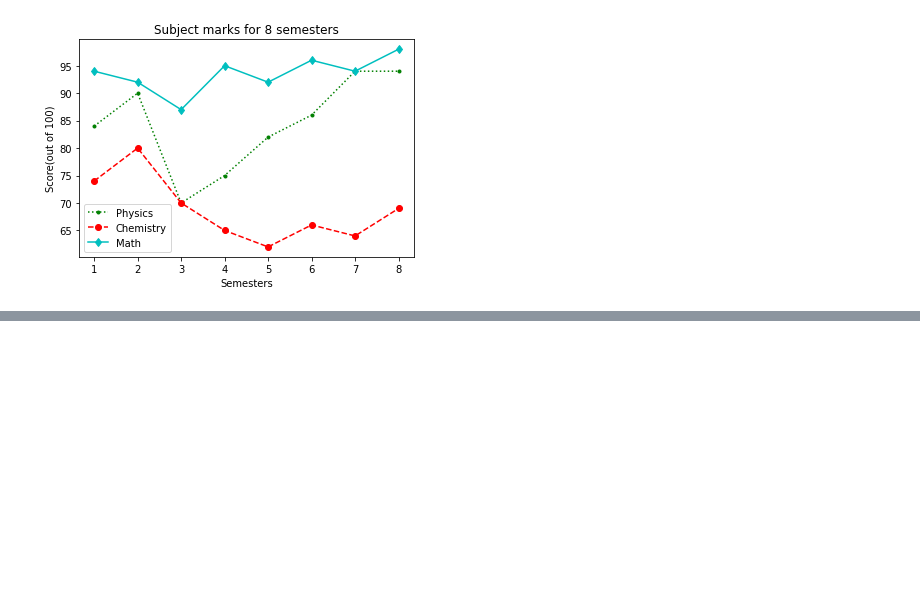
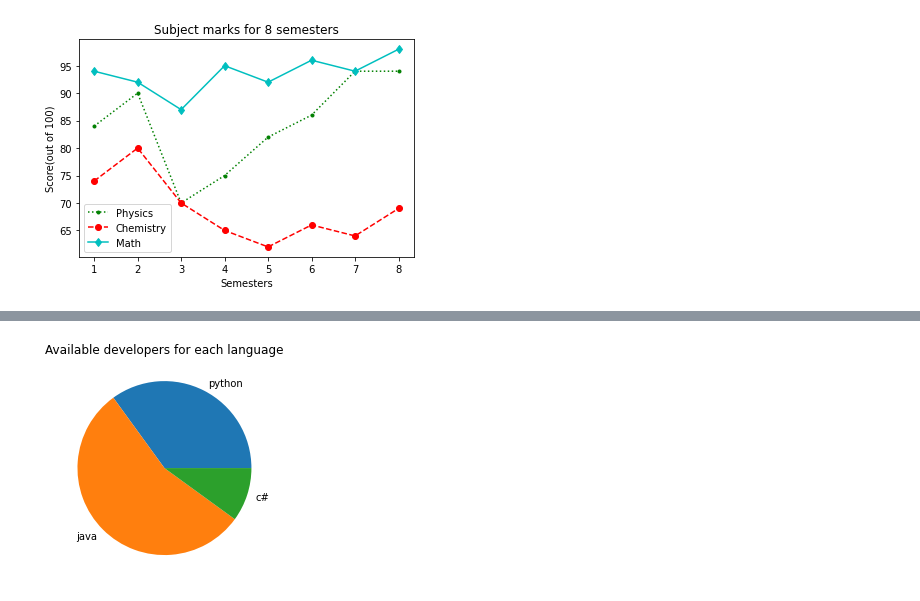
Before and after one commit to NishanthRajkumar/Python-Libraries, a Jupyter notebook: matplotlib_programs/matplotlib_programs.ipynb, the cells around one changed output, grey strips where cells are left out. Drawn from its saved outputs; the diff is of its cells as text; code cells hidden in the pictures; blank space fills up the shorter version.

```diff
--- a/matplotlib_programs/matplotlib_programs.ipynb
+++ b/matplotlib_programs/matplotlib_programs.ipynb
@@ -224,0 +255,9 @@ plt.show()
+# %%
+# Plot a pie chart
+x = [35,55,10]
+languages = ['python', 'java', 'c#']
+plt.pie(x, labels=languages)
+plt.title('Available developers for each language')
+plt.show()
+# %% [output]
+[figure, added]
```
Also changed, not shown: parts of 3 cells of this notebook.
